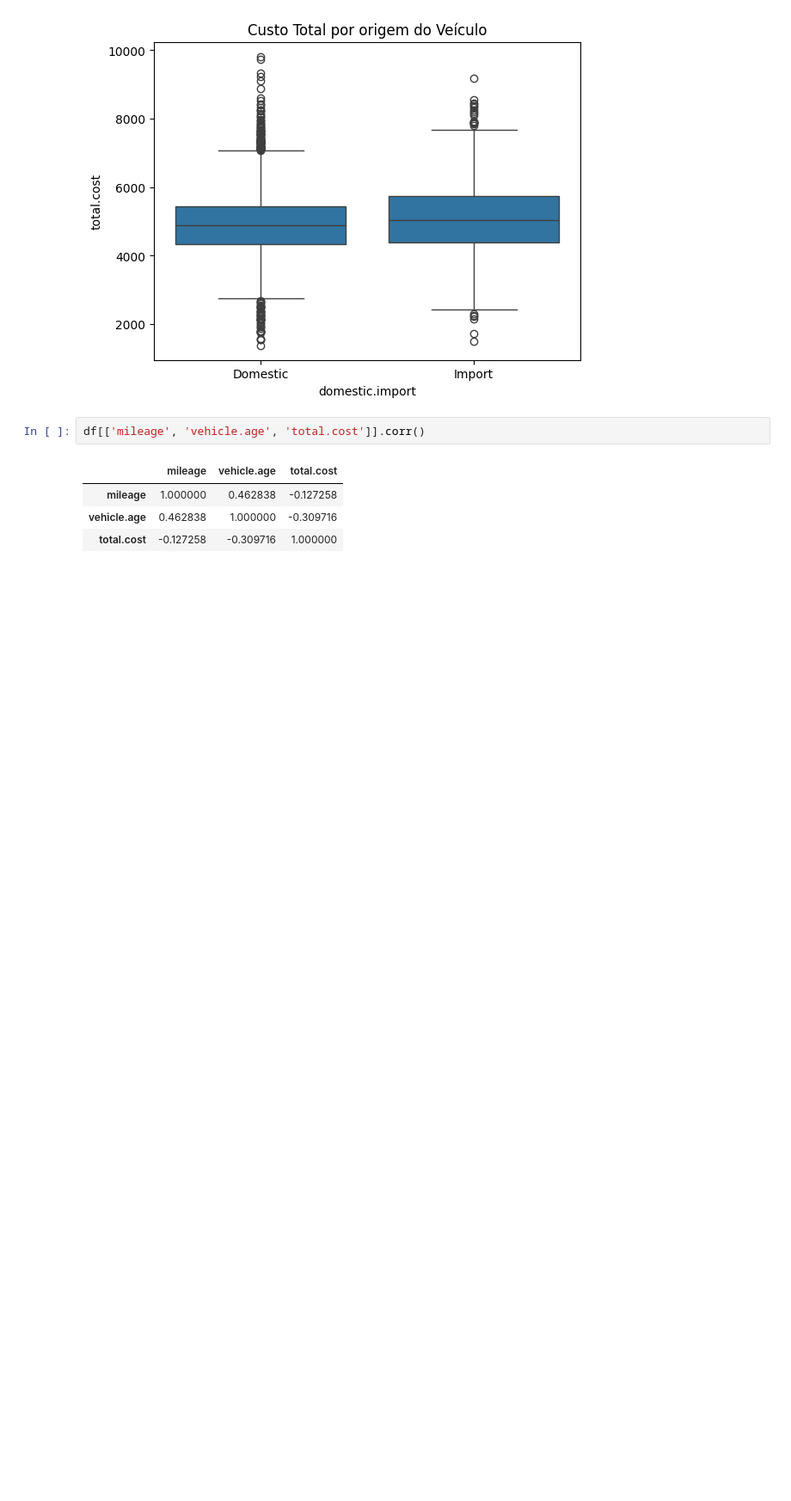
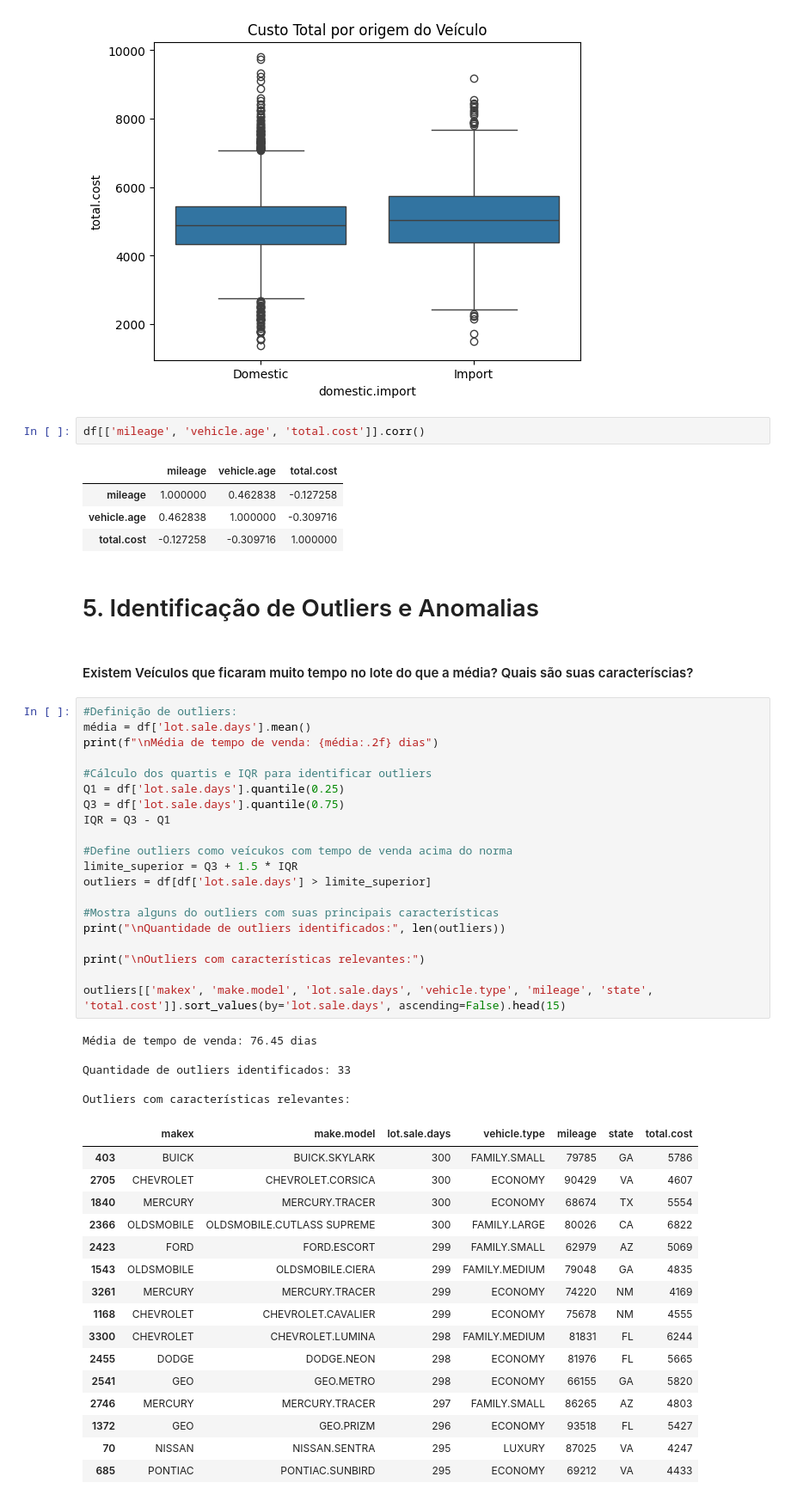
Before and after one commit to lucaslucena-la/Data_Science, a Jupyter notebook: carrosUsados_dataset/carros_usados.ipynb, the cells around one changed output. Shown at 86% size. Cells and saved outputs as stored; diff of their text form; blank space fills up the shorter version.

```diff
--- a/carrosUsados_dataset/carros_usados.ipynb
+++ b/carrosUsados_dataset/carros_usados.ipynb
@@ -612,3 +612,49 @@ df[['mileage', 'vehicle.age', 'total.cost']].corr()
 | mileage | 1.000000 | 0.462838 | -0.127258 |
 | vehicle.age | 0.462838 | 1.000000 | -0.309716 |
 | total.cost | -0.127258 | -0.309716 | 1.000000 |
+# %% [markdown]
+# 5. Identificação de Outliers e Anomalias
+# %% [markdown]
+#### Existem Veículos que ficaram muito tempo no lote do que a média? Quais são suas caracteríscias?
+# %%
+#Definição de outliers:
+média = df['lot.sale.days'].mean()
+print(f"\nMédia de tempo de venda: {média:.2f} dias")
+
+#Cálculo dos quartis e IQR para identificar outliers
+Q1 = df['lot.sale.days'].quantile(0.25)
+Q3 = df['lot.sale.days'].quantile(0.75)
+IQR = Q3 - Q1
+
+#Define outliers como veícukos com tempo de venda acima do norma
+limite_superior = Q3 + 1.5 * IQR
+outliers = df[df['lot.sale.days'] > limite_superior]
+
+#Mostra alguns do outliers com suas principais características
+print("\nQuantidade de outliers identificados:", len(outliers))
+
+print("\nOutliers com características relevantes:")
+
+outliers[['makex', 'make.model', 'lot.sale.days', 'vehicle.type', 'mileage', 'state', 'total.cost']].sort_values(by='lot.sale.days', ascending=False).head(15)
+# %% [output]
+Média de tempo de venda: 76.45 dias
+
+Quantidade de outliers identificados: 33
+
+Outliers com características relevantes:
+|  | makex | make.model | lot.sale.days | vehicle.type | mileage | state | total.cost |
+| 403 | BUICK | BUICK.SKYLARK | 300 | FAMILY.SMALL | 79785 | GA | 5786 |
+| 2705 | CHEVROLET | CHEVROLET.CORSICA | 300 | ECONOMY | 90429 | VA | 4607 |
+| 1840 | MERCURY | MERCURY.TRACER | 300 | ECONOMY | 68674 | TX | 5554 |
+| 2366 | OLDSMOBILE | OLDSMOBILE.CUTLASS SUPREME | 300 | FAMILY.LARGE | 80026 | CA | 6822 |
+| 2423 | FORD | FORD.ESCORT | 299 | FAMILY.SMALL | 62979 | AZ | 5069 |
+| 1543 | OLDSMOBILE | OLDSMOBILE.CIERA | 299 | FAMILY.MEDIUM | 79048 | GA | 4835 |
+| 3261 | MERCURY | MERCURY.TRACER | 299 | ECONOMY | 74220 | NM | 4169 |
+| 1168 | CHEVROLET | CHEVROLET.CAVALIER | 299 | ECONOMY | 75678 | NM | 4555 |
+| 3300 | CHEVROLET | CHEVROLET.LUMINA | 298 | FAMILY.MEDIUM | 81831 | FL | 6244 |
+| 2455 | DODGE | DODGE.NEON | 298 | ECONOMY | 81976 | FL | 5665 |
+| 2541 | GEO | GEO.METRO | 298 | ECONOMY | 66155 | GA | 5820 |
+| 2746 | MERCURY | MERCURY.TRACER | 297 | FAMILY.SMALL | 86265 | AZ | 4803 |
+| 1372 | GEO | GEO.PRIZM | 296 | ECONOMY | 93518 | FL | 5427 |
+| 70 | NISSAN | NISSAN.SENTRA | 295 | LUXURY | 87025 | VA | 4247 |
+| 685 | PONTIAC | PONTIAC.SUNBIRD | 295 | ECONOMY | 69212 | VA | 4433 |
```
Also changed, not shown: parts of 11 cells of this notebook.
